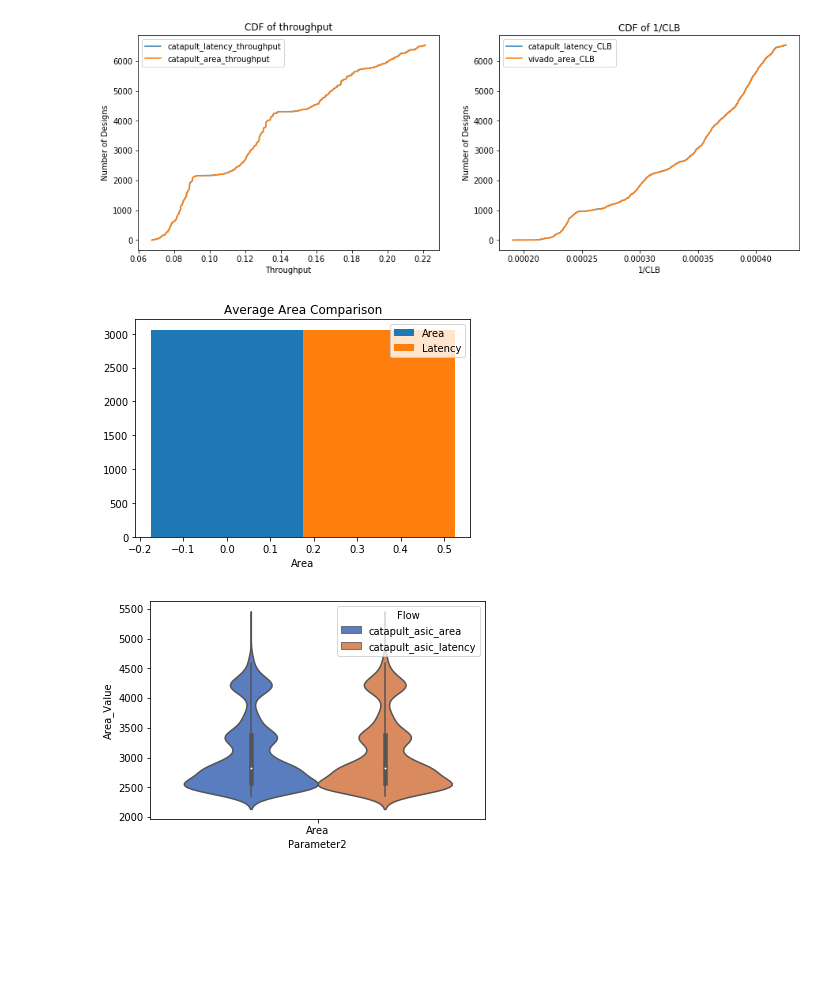
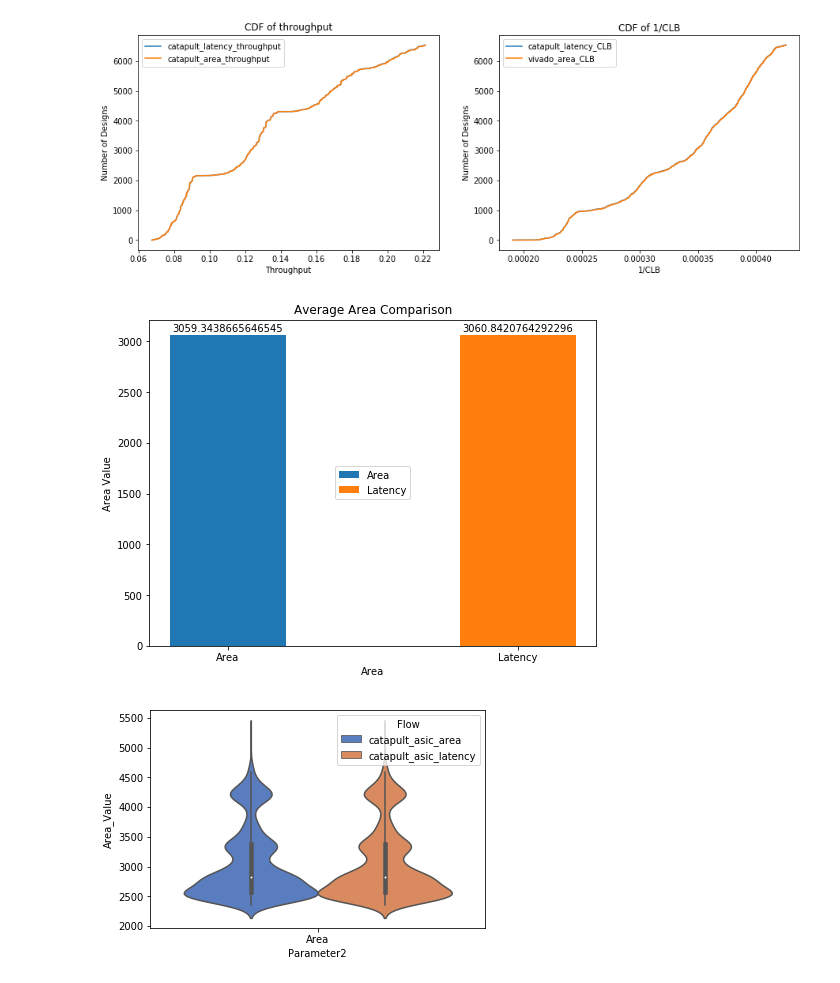
Before and after one commit to KastnerRG/Spector-HLS, a Jupyter notebook: matrix_multiplication/results/postproc/asic_matmul_postproc.ipynb, the cells around one changed output. Saved outputs shown, nothing was run; the diff lists cells and outputs as text; code cells hidden in the pictures; blank space fills up the shorter version.

Commit message:
Added bar plots with value

```diff
--- a/matrix_multiplication/results/postproc/asic_matmul_postproc.ipynb
+++ b/matrix_multiplication/results/postproc/asic_matmul_postproc.ipynb
@@ -75,25 +75,43 @@ plt.legend()
 # %%
 fig, ax = plt.subplots()
 
 N=1
 area_val=(vdfx['obj2'].mean())
 latency_val=(cdfx['obj2'].mean())
 
-ind = np.arange(N)
-width = 0.35
-
-p1=ax.bar(ind,area_val,width,label='Area')
-p2=ax.bar(ind+width,latency_val,width,label='Latency')
+def autolabel(rects):
+    """Attach a text label above each bar in *rects*, displaying its height."""
+    for rect in rects:
+        height = rect.get_height()
+        ax.annotate('{}'.format(height),
+                    xy=(rect.get_x() + rect.get_width() / 2, height),
+                    xytext=(0, 2),  # 3 points vertical offset
+                    textcoords="offset points",
+                    ha='center', va='bottom')
+fig.set_size_inches(8, 6, forward=True)
+ind1=[0,0.025]
+width = 0.01
+labels=['Area','Latency']
+p1=ax.bar(0,area_val,width,label='Area')
+p2=ax.bar(0.025,latency_val,width,label='Latency')
 
 ax.set_title('Average Area Comparison')
 ax.set_xlabel('Area')
+ax.set_ylabel('Area Value')
+ax.set_xticks(ind1)
+ax.set_xticklabels(labels)
 
-ax.legend((p1[0], p2[0]), ('Area', 'Latency'))
+
+
+autolabel(p1)
+autolabel(p2)
+
+ax.legend((p1[0], p2[0]), ('Area', 'Latency'),loc='center')
 
 ax.autoscale_view()
 plt.show()
 # %% [output]
-[figure, old version]
+[figure, new version]
 # %%
 ax = sns.violinplot(x="Parameter2", y="Area_Value", hue="Flow",
                     data=violin, palette="muted",
```
Also changed, not shown: parts of 1 cell of this notebook, 7 other files.
